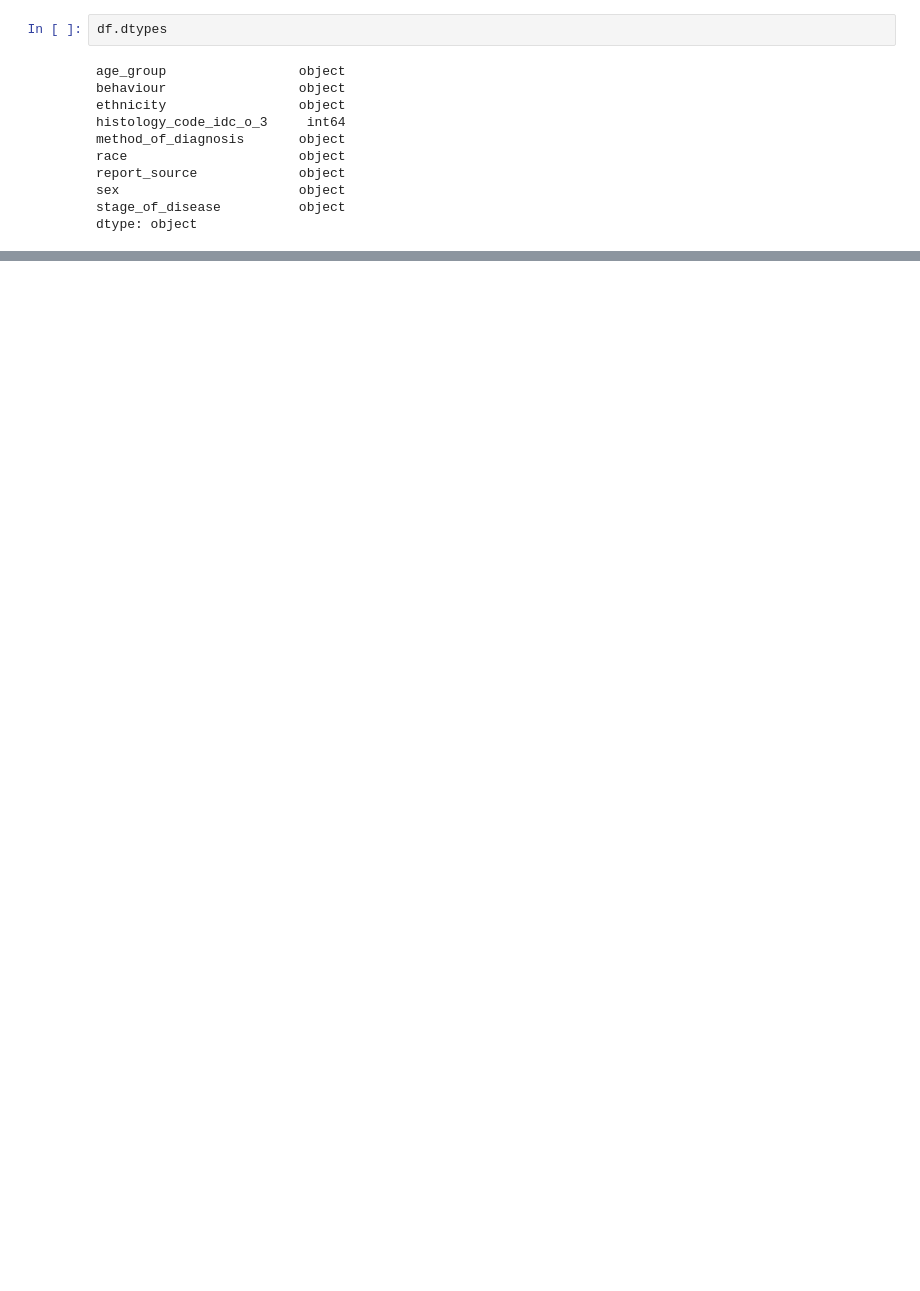
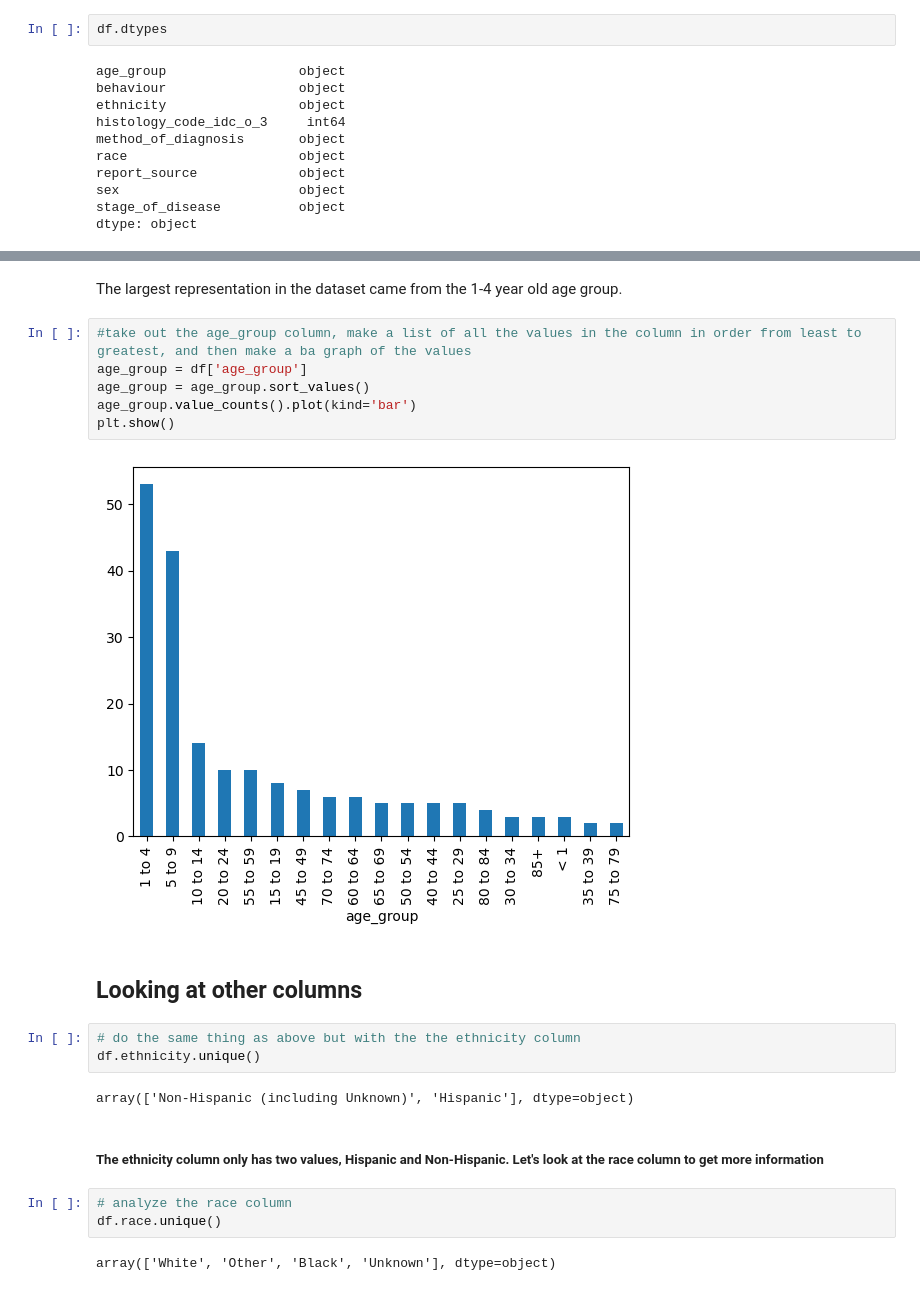
Before and after one commit to hollyaktgw/PUBH1142, a Jupyter notebook: Leukemia Data Analysis.ipynb, the cells around one changed output, grey strips where cells are left out. Cells and saved outputs as stored; diff of their text form; blank space fills up the shorter version.

```diff
--- a/Leukemia Data Analysis.ipynb
+++ b/Leukemia Data Analysis.ipynb
@@ -53,0 +99,24 @@ dtype: object
+# %% [markdown]
+The largest representation in the dataset came from the 1-4 year old age group.
+# %%
+#take out the age_group column, make a list of all the values in the column in order from least to greatest, and then make a ba graph of the values
+age_group = df['age_group']
+age_group = age_group.sort_values()
+age_group.value_counts().plot(kind='bar')
+plt.show()
+# %% [output]
+[figure, added]
+# %% [markdown]
+## Looking at other columns
+# %%
+# do the same thing as above but with the the ethnicity column
+df.ethnicity.unique()
+# %% [output]
+array(['Non-Hispanic (including Unknown)', 'Hispanic'], dtype=object)
+# %% [markdown]
+##### The ethnicity column only has two values, Hispanic and Non-Hispanic. Let's look at the race column to get more information
+# %%
+# analyze the race column
+df.race.unique()
+# %% [output]
+array(['White', 'Other', 'Black', 'Unknown'], dtype=object)
```
Also changed, not shown: parts of 29 cells of this notebook.
